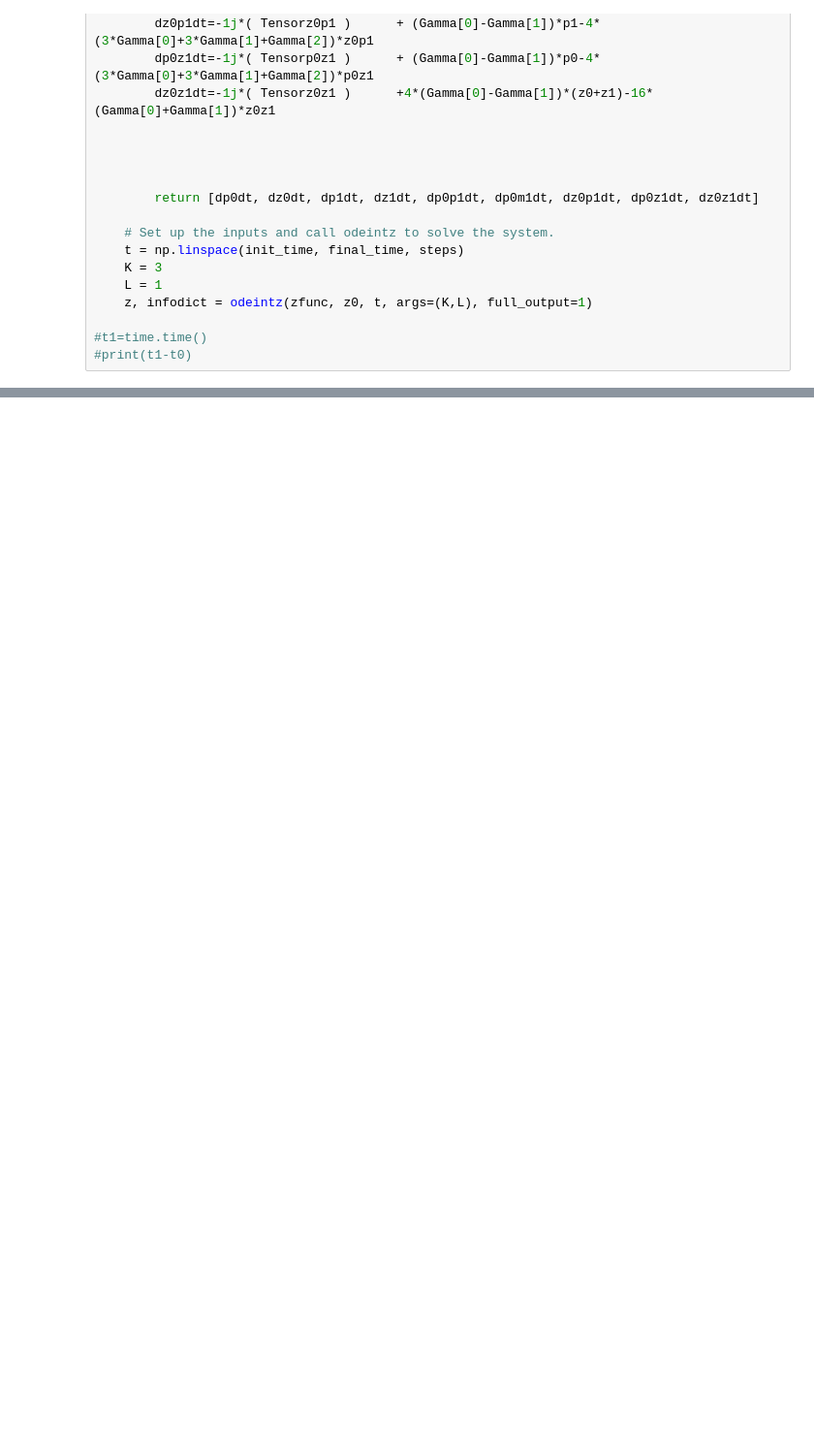
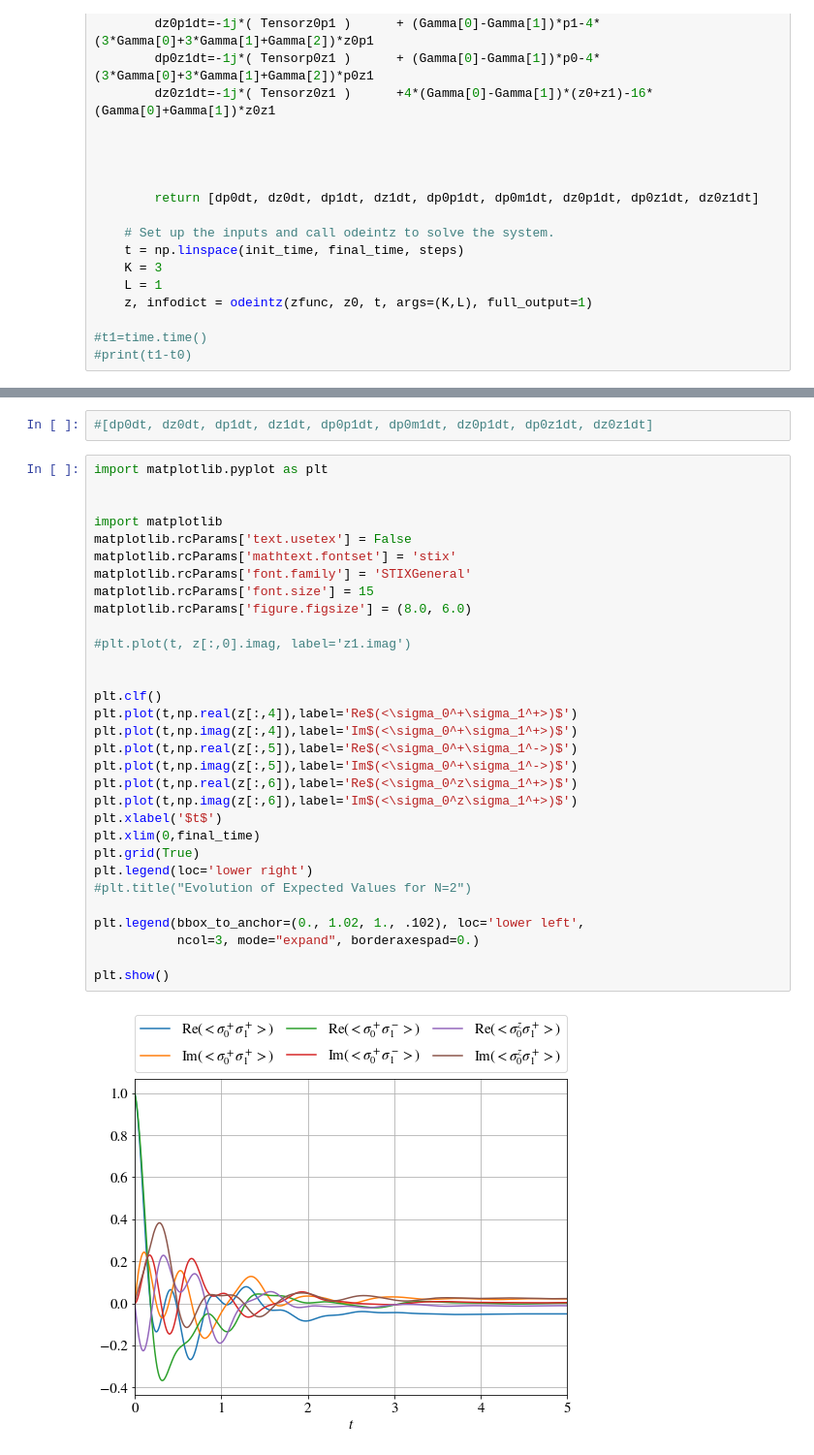
Before and after one commit to eckast161/PHYS_5070, a Jupyter notebook: N.2benchmark.ipynb, the cells around one changed output, grey strips where cells are left out. Shown: that part at 97% size. Cells and saved outputs as stored; diff of their text form; blank space fills up the shorter version.

```diff
--- a/N.2benchmark.ipynb
+++ b/N.2benchmark.ipynb
@@ -432,0 +433,35 @@ plt.show()
+# %%
+#[dp0dt, dz0dt, dp1dt, dz1dt, dp0p1dt, dp0m1dt, dz0p1dt, dp0z1dt, dz0z1dt]
+# %%
+import matplotlib.pyplot as plt
+
+
+import matplotlib
+matplotlib.rcParams['text.usetex'] = False
+matplotlib.rcParams['mathtext.fontset'] = 'stix'
+matplotlib.rcParams['font.family'] = 'STIXGeneral'
+matplotlib.rcParams['font.size'] = 15
+matplotlib.rcParams['figure.figsize'] = (8.0, 6.0)
+
+#plt.plot(t, z[:,0].imag, label='z1.imag')
+
+
+plt.clf()
+plt.plot(t,np.real(z[:,4]),label='Re$(<\sigma_0^+\sigma_1^+>)$')
+plt.plot(t,np.imag(z[:,4]),label='Im$(<\sigma_0^+\sigma_1^+>)$')
+plt.plot(t,np.real(z[:,5]),label='Re$(<\sigma_0^+\sigma_1^->)$')
+plt.plot(t,np.imag(z[:,5]),label='Im$(<\sigma_0^+\sigma_1^->)$')
+plt.plot(t,np.real(z[:,6]),label='Re$(<\sigma_0^z\sigma_1^+>)$')
+plt.plot(t,np.imag(z[:,6]),label='Im$(<\sigma_0^z\sigma_1^+>)$')
+plt.xlabel('$t$')
+plt.xlim(0,final_time)
+plt.grid(True)
+plt.legend(loc='lower right')
+#plt.title("Evolution of Expected Values for N=2")
+
+plt.legend(bbox_to_anchor=(0., 1.02, 1., .102), loc='lower left',
+           ncol=3, mode="expand", borderaxespad=0.)
+
+plt.show()
+# %% [output]
+[figure, added]
```
Also changed, not shown: parts of 7 cells of this notebook.
